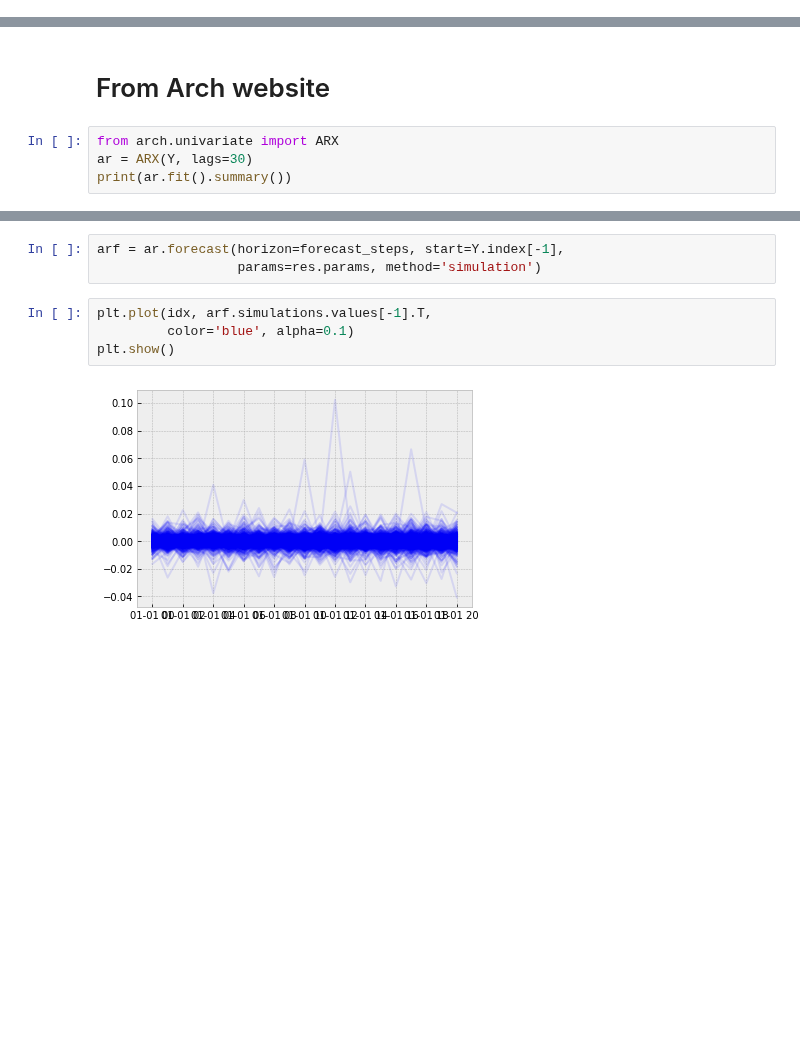
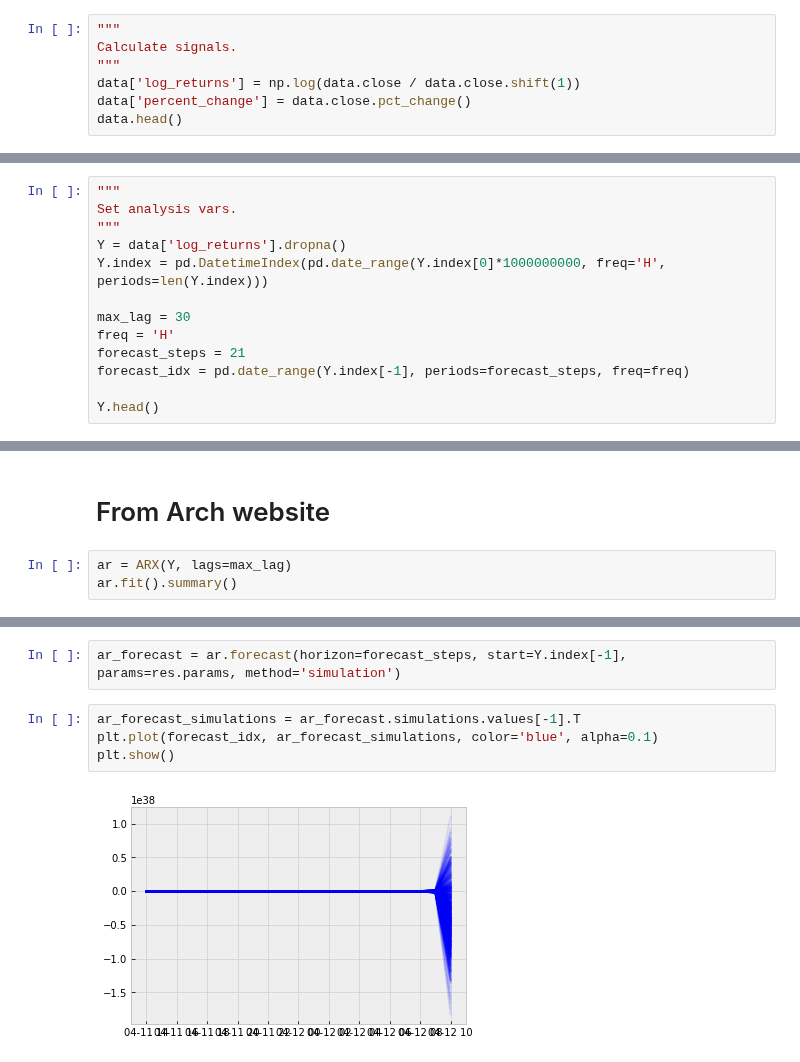
Before and after one commit to daniel-cortez-stevenson/crypto-predict, a Jupyter notebook: notebooks/statistical_model_dev.ipynb, the cells around one changed output, grey strips where cells are left out. Saved outputs shown, nothing was run; the diff lists cells and outputs as text; blank space fills up the shorter version.

```diff
--- a/notebooks/statistical_model_dev.ipynb
+++ b/notebooks/statistical_model_dev.ipynb
@@ -76,0 +56,7 @@ Name: close, dtype: float64
+# %%
+"""
+Calculate signals.
+"""
+data['log_returns'] = np.log(data.close / data.close.shift(1))
+data['percent_change'] = data.close.pct_change()
+data.head()
@@ -76,0 +71,13 @@ Name: close, dtype: float64
+# %%
+"""
+Set analysis vars.
+"""
+Y = data['log_returns'].dropna()
+Y.index = pd.DatetimeIndex(pd.date_range(Y.index[0]*1000000000, freq='H', periods=len(Y.index)))
+
+max_lag = 30
+freq = 'H'
+forecast_steps = 21
+forecast_idx = pd.date_range(Y.index[-1], periods=forecast_steps, freq=freq)
+
+Y.head()
@@ -369,7 +384,6 @@ plt.show()
 # %% [markdown]
 # From Arch website
 # %%
-from arch.univariate import ARX
-ar = ARX(Y, lags=30)
-print(ar.fit().summary())
+ar = ARX(Y, lags=max_lag)
+ar.fit().summary()
 # %% [output]
@@ -449,10 +519,9 @@ Inequality constraints incompatible. See convergence_flag.
 # %%
-arf = ar.forecast(horizon=forecast_steps, start=Y.index[-1],
-                  params=res.params, method='simulation')
+ar_forecast = ar.forecast(horizon=forecast_steps, start=Y.index[-1], params=res.params, method='simulation')
 # %%
-plt.plot(idx, arf.simulations.values[-1].T,
-         color='blue', alpha=0.1)
+ar_forecast_simulations = ar_forecast.simulations.values[-1].T
+plt.plot(forecast_idx, ar_forecast_simulations, color='blue', alpha=0.1)
 plt.show()
 # %% [output]
-[figure, old version]
+[figure, new version]
 # %%
```
Also changed, not shown: parts of 33 cells of this notebook, 3 other files.
